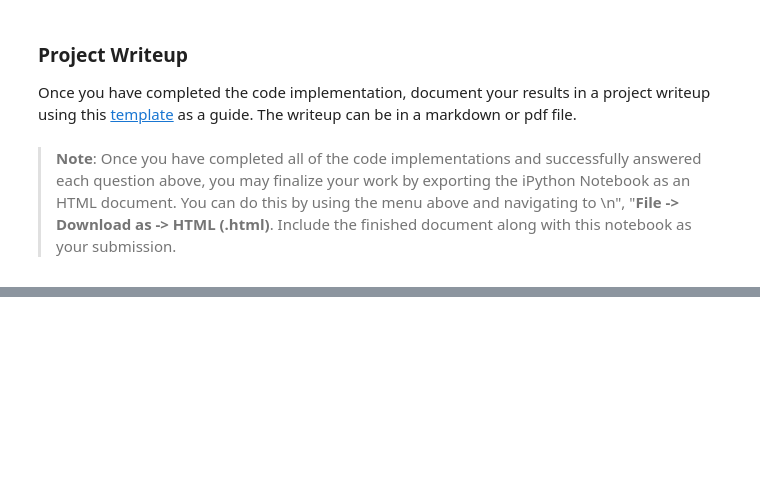
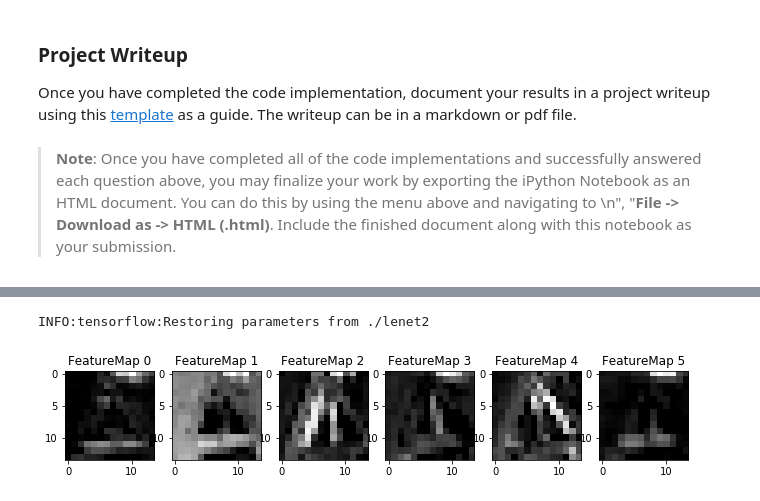
Before and after one commit to Chassein/CarND-Traffic-Sign-Classifier-Project, a Jupyter notebook: Traffic_Sign_Classifier.ipynb, the cells around one changed output, grey strips where cells are left out. Drawn from its saved outputs; the diff is of its cells as text; code cells hidden in the pictures; blank space fills up the shorter version.

```diff
--- a/Traffic_Sign_Classifier.ipynb
+++ b/Traffic_Sign_Classifier.ipynb
@@ -654,7 +636,10 @@ def outputFeatureMap(image_input, tf_activation, activation_min=-1, activation_m
     # image_input =
     # Note: x should be the same name as your network's tensorflow data placeholder variable
     # If you get an error tf_activation is not defined it may be having trouble accessing the variable from inside a function
-    activation = tf_activation.eval(session=sess,feed_dict={x : image_input})
+    #activation = layer_1.eval(session=sess,feed_dict={x : image_input})
+
+    activation = sess.run(tf_activation,feed_dict = {x : np.reshape(image_input,(1,32,32,3)), keep_prob: 1.0})
+
     featuremaps = activation.shape[3]
     plt.figure(plt_num, figsize=(15,15))
     for featuremap in range(featuremaps):
@@ -670,0 +670,8 @@ def outputFeatureMap(image_input, tf_activation, activation_min=-1, activation_m
+# %%
+with tf.Session() as sess:
+  # Restore variables from disk.
+  saver.restore(sess, "./lenet2")
+  outputFeatureMap(stimulus,layer_1)
+# %% [output]
+INFO:tensorflow:Restoring parameters from ./lenet2
+[figure, added]
```
Also changed, not shown: parts of 17 cells of this notebook, 27 other files.
